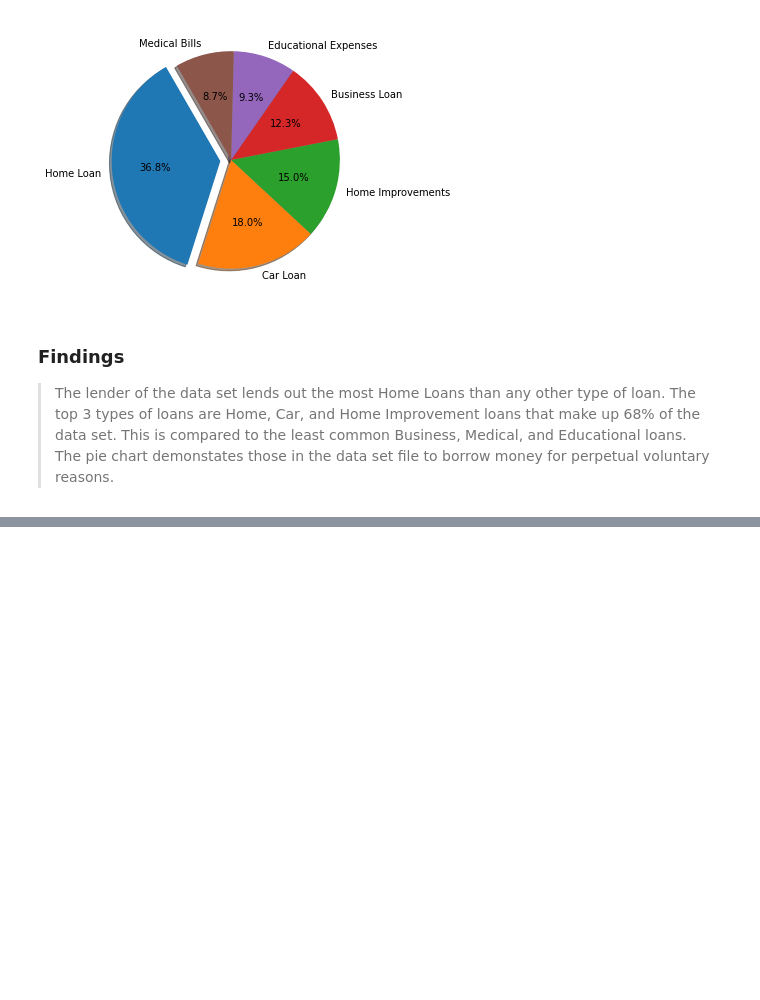
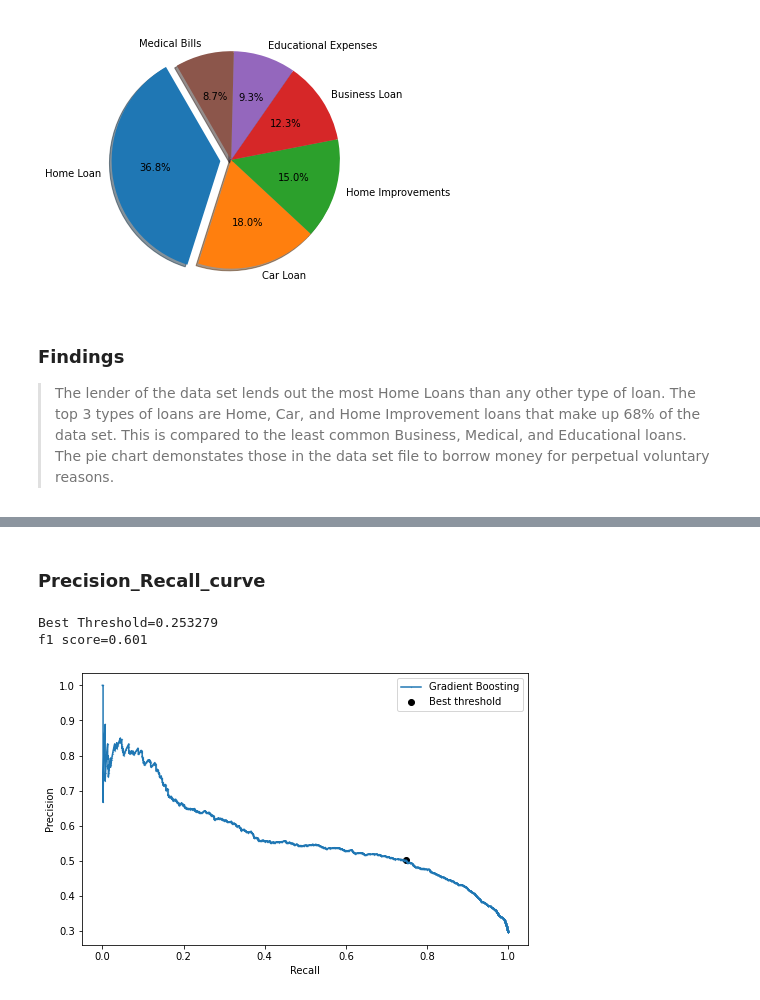
Before and after one commit to karelyrodri/Machine-Learning-CS5262-50, a Jupyter notebook: CS5262_50.ipynb, the cells around one changed output, grey strips where cells are left out. Saved outputs shown, nothing was run; the diff lists cells and outputs as text; code cells hidden in the pictures; blank space fills up the shorter version.

```diff
--- a/CS5262_50.ipynb
+++ b/CS5262_50.ipynb
@@ -221,0 +476,20 @@ The pipeline may involve preprocessing steps of the data and defining Transforms
+# %% [markdown]
+### Precision_Recall_curve
+# %%
+precision, recall, thresholds = precision_recall_curve(y_test, y_pred)
+f1 = 2 * ((precision * recall) / (precision + recall))
+ix = np.argmax(f1)
+
+print('Best Threshold=%f \nf1 score=%.3f' % (thresholds[ix], f1[ix]))
+
+plt.plot(recall, precision, marker='.', label='Gradient Boosting', markersize= 0.5)
+plt.scatter(recall[ix], precision[ix], marker='o', color='black', label='Best threshold')
+
+plt.xlabel('Recall')
+plt.ylabel('Precision')
+plt.legend()
+plt.show()
+# %% [output]
+Best Threshold=0.253279
+f1 score=0.601
+[figure, added]
```
Also changed, not shown: parts of 33 cells of this notebook.
